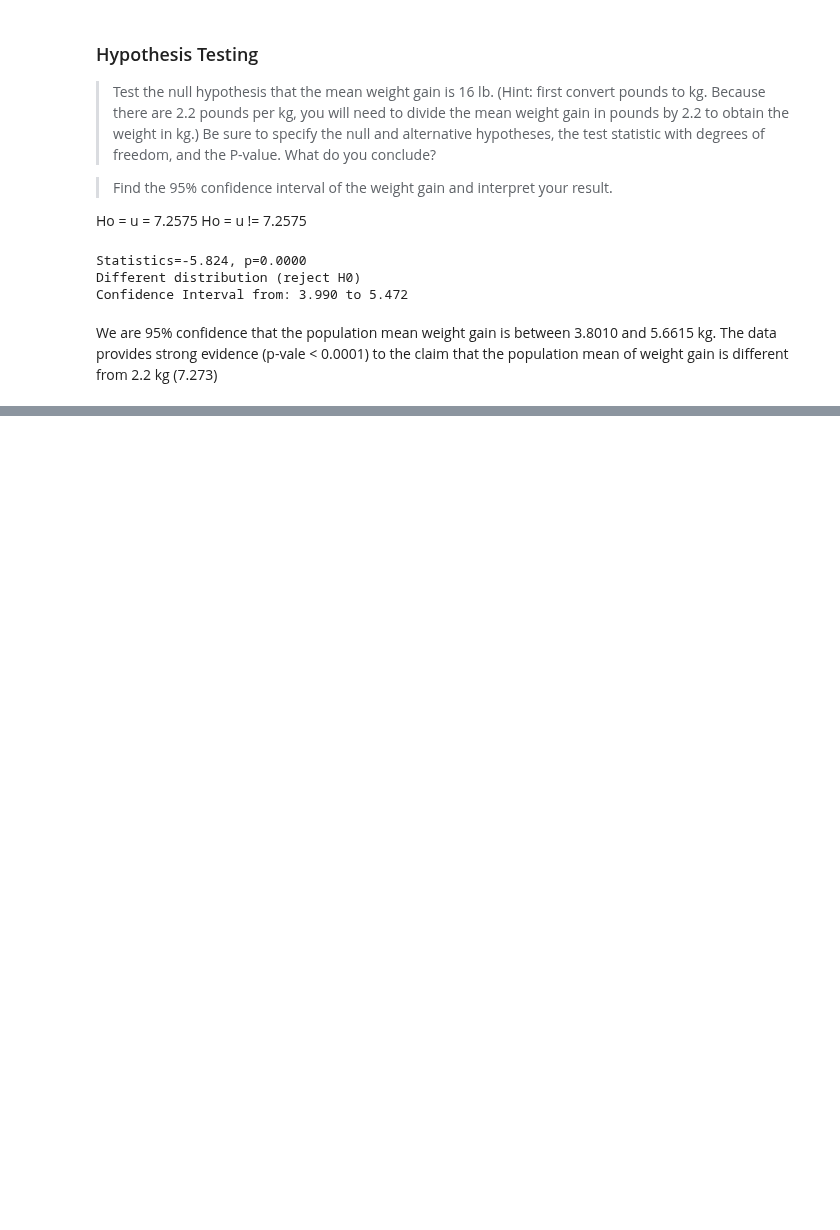
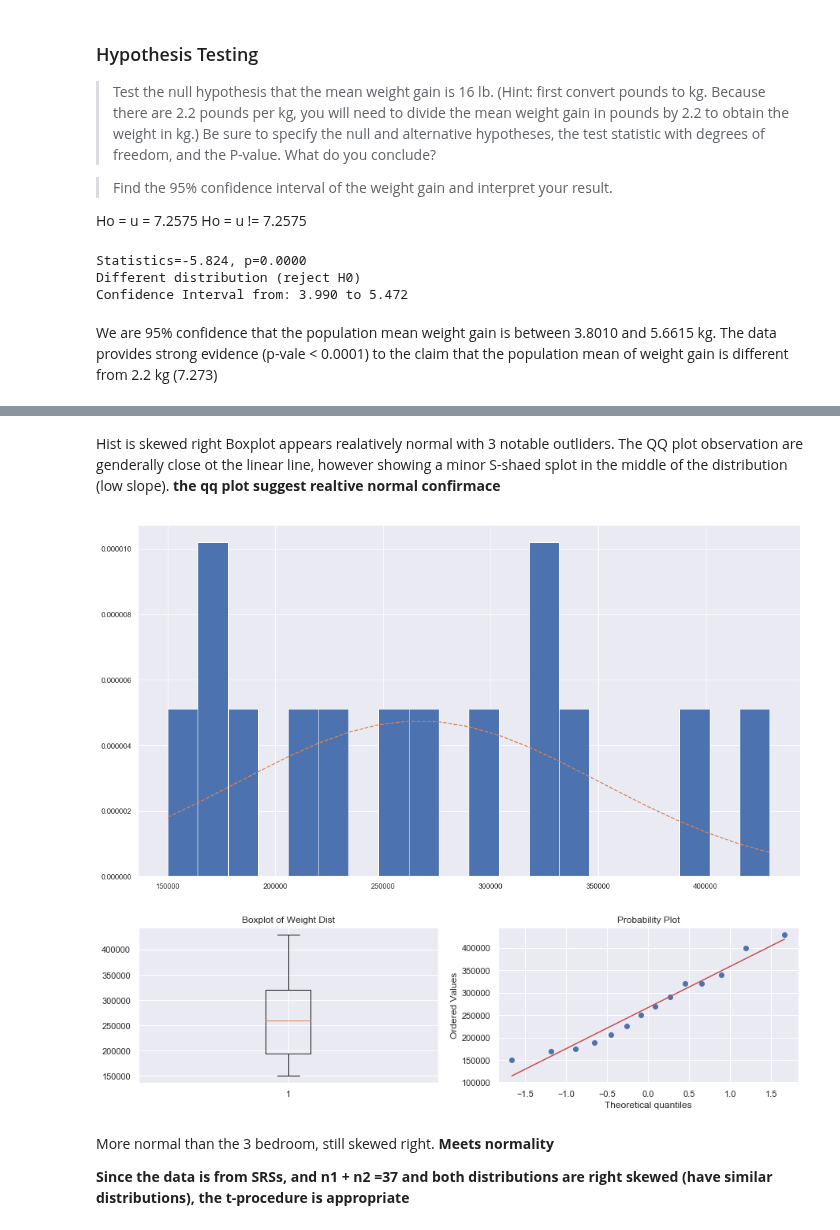
Before and after one commit to naivelogic/Machine_Learning_Notebooks, a Jupyter notebook: Data_Science/Stats Foundation/[lab] Two-Sample CI and HT.ipynb, the cells around one changed output, grey strips where cells are left out. Saved outputs shown, nothing was run; the diff lists cells and outputs as text; code cells hidden in the pictures; blank space fills up the shorter version.

```diff
--- a/Data_Science/Stats Foundation/[lab] Two-Sample CI and HT.ipynb
+++ b/Data_Science/Stats Foundation/[lab] Two-Sample CI and HT.ipynb
@@ -152,0 +198,28 @@ We are 95% confidence that the population mean weight gain is between 3.8010 and
+# %% [markdown]
+Hist is skewed right
+Boxplot appears realatively normal with 3 notable outliders.
+The QQ plot observation are genderally close ot the linear line, however showing a minor S-shaed splot in the middle of the distribution (low slope). __the qq plot suggest realtive normal confirmace__
+# %%
+plot_hist(house[house.Bedroom==4]["Price"],
+          mean = np.mean(house[house.Bedroom==4]["Price"]),
+          std = np.std(house[house.Bedroom==4]["Price"]),
+          num_bins= 20)
+
+fig = plt.figure(figsize=(15,8))
+plt.subplot(2, 2, 1)
+plt.title('Boxplot of Weight Dist')
+plt.boxplot(house[house.Bedroom==4]["Price"])
+
+plt.subplot(2, 2, 2)
+plt.title('QQ plot')
+import scipy.stats as stats
+stats.probplot(house[house.Bedroom==4]["Price"], plot=plt)
+plt.show()
+# %% [output]
+[figure, added]
+[figure, added]
+# %% [markdown]
+More normal than the 3 bedroom, still skewed right. __Meets normality__
+
+__Since the data is from SRSs, and n1 + n2 =37 and both distributions are right skewed (have
+similar distributions), the t-procedure is appropriate__
```
Also changed, not shown: parts of 7 cells of this notebook.
